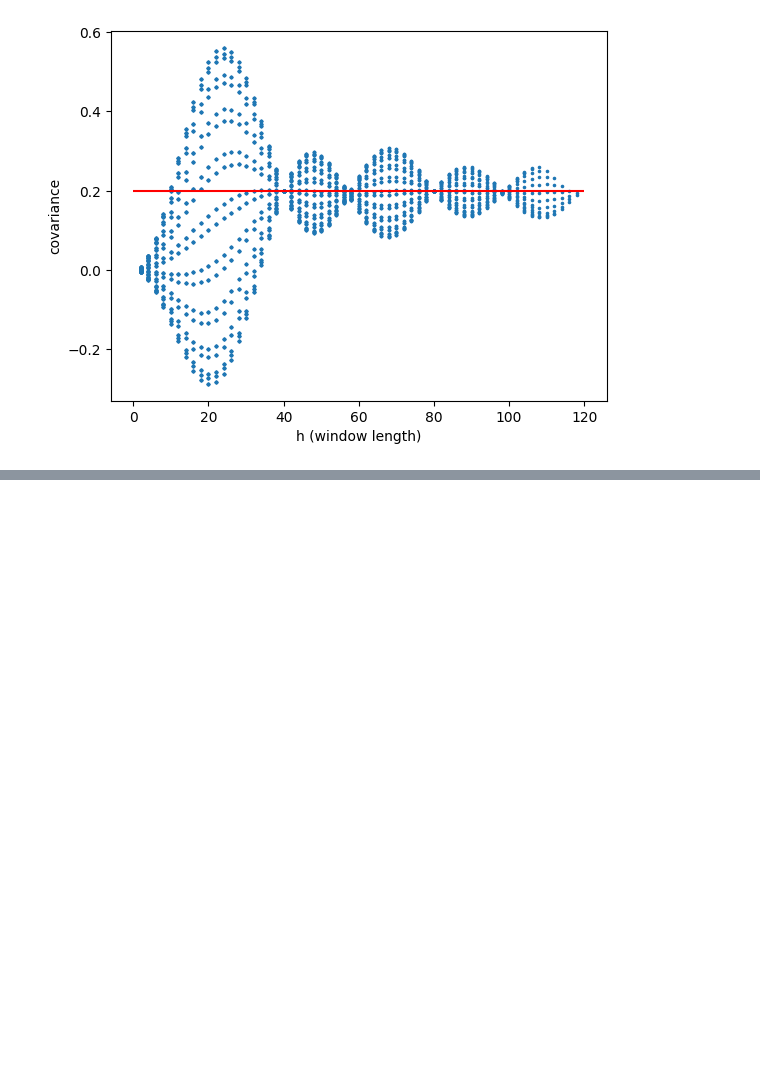
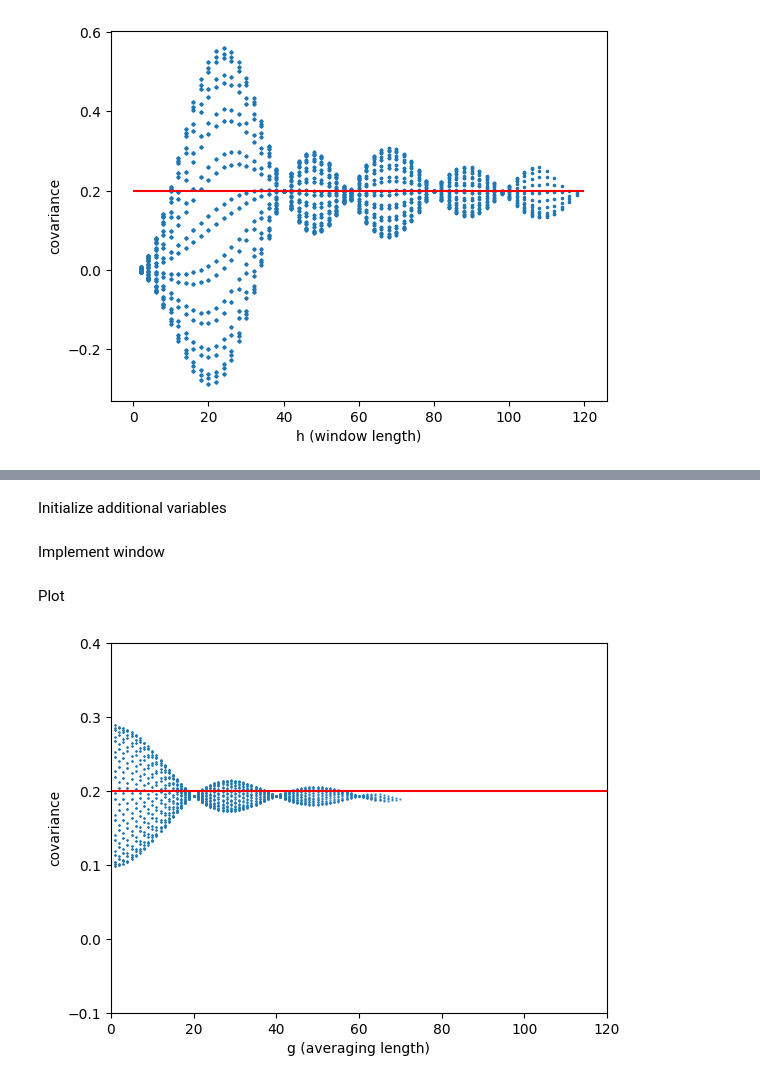
Before and after one commit to w-decker/average_sliding_window, a Jupyter notebook: main.ipynb, the cells around one changed output, grey strips where cells are left out. Drawn from its saved outputs; the diff is of its cells as text; code cells hidden in the pictures; blank space fills up the shorter version.

Commit message:
panel c * error message in figure1C.py...see TO DO in code

```diff
--- a/main.ipynb
+++ b/main.ipynb
@@ -67,0 +70,26 @@ plt.show()
+# %% [markdown]
+Initialize additional variables
+# %%
+r1 = r[24, :]
+z = r1 != 0
+G = [None] * np.count_nonzero(z)
+# %% [markdown]
+Implement window
+# %%
+for g in range(np.count_nonzero(z)):
+    G[g] = np.convolve(r1[z], np.ones(g+1) / (g+1), mode='valid')
+
+nc = [len(g) for g in G]
+g = np.repeat(np.arange(1, np.count_nonzero(z)+1), nc)
+# %% [markdown]
+Plot
+# %%
+plt.scatter(g, np.concatenate(G), s=1, marker='.')
+plt.xlim((0, 120))
+plt.ylim((-0.1, 0.4))
+plt.hlines(y=0.2, xmin=0, xmax=120, colors='red')
+plt.xlabel("g (averaging length)")
+plt.ylabel("covariance")
+plt.show()
+# %% [output]
+[figure, added]
```
Also changed, not shown: parts of 3 cells of this notebook, 1 other file.
